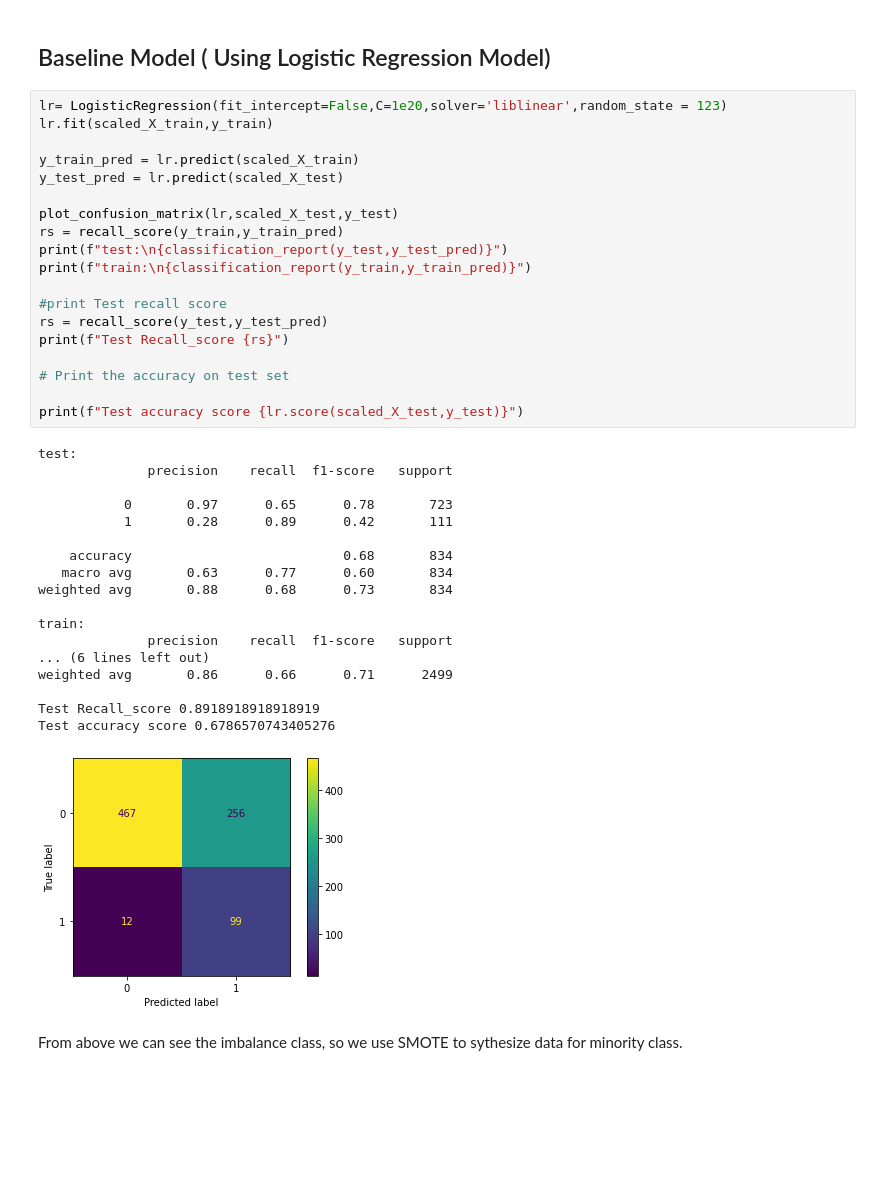
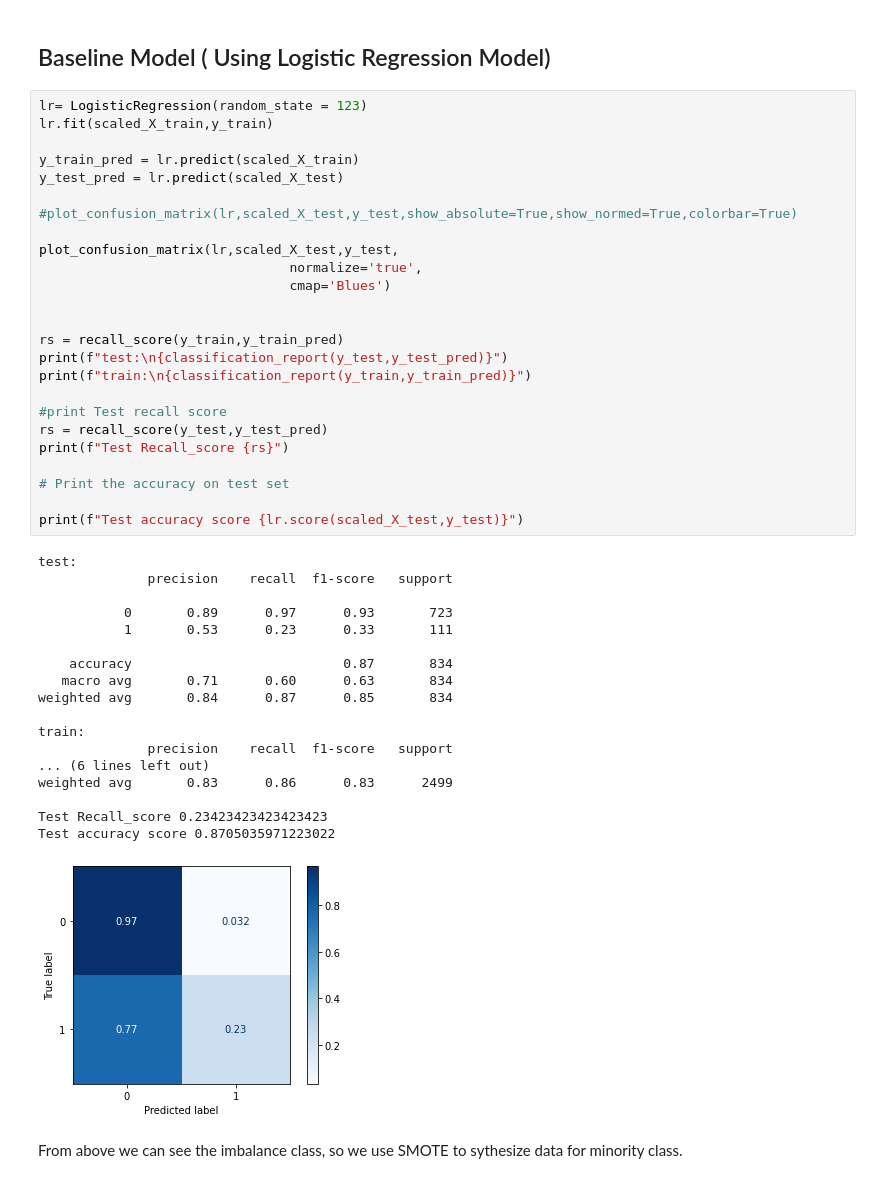
Before and after one commit to claudiatsai/SyriaTel_Customers_Report, a Jupyter notebook: student_new.ipynb, the cells around one changed output. Drawn from its saved outputs; the diff is of its cells as text; blank space fills up the shorter version.

```diff
--- a/student_new.ipynb
+++ b/student_new.ipynb
@@ -199,43 +191,49 @@ scaled_X_test = pd.DataFrame(scaled_X_test,columns=X_test.columns)
 # %% [markdown]
 ## Baseline Model ( Using Logistic Regression Model)
 # %%
-lr= LogisticRegression(fit_intercept=False,C=1e20,solver='liblinear',random_state = 123)
+lr= LogisticRegression(random_state = 123)
 lr.fit(scaled_X_train,y_train)
 
 y_train_pred = lr.predict(scaled_X_train)
 y_test_pred = lr.predict(scaled_X_test)
 
-plot_confusion_matrix(lr,scaled_X_test,y_test)
+#plot_confusion_matrix(lr,scaled_X_test,y_test,show_absolute=True,show_normed=True,colorbar=True)
+
+plot_confusion_matrix(lr,scaled_X_test,y_test,
+                                normalize='true',
+                                cmap='Blues')
+
+
 rs = recall_score(y_train,y_train_pred)
 print(f"test:\n{classification_report(y_test,y_test_pred)}")
 print(f"train:\n{classification_report(y_train,y_train_pred)}")
 
 #print Test recall score
 rs = recall_score(y_test,y_test_pred)
 print(f"Test Recall_score {rs}")
 
 # Print the accuracy on test set
 
 print(f"Test accuracy score {lr.score(scaled_X_test,y_test)}")
 # %% [output]
 test:
               precision    recall  f1-score   support
 
-           0       0.97      0.65      0.78       723
-           1       0.28      0.89      0.42       111
+           0       0.89      0.97      0.93       723
+           1       0.53      0.23      0.33       111
 
-    accuracy                           0.68       834
-   macro avg       0.63      0.77      0.60       834
-weighted avg       0.88      0.68      0.73       834
+    accuracy                           0.87       834
+   macro avg       0.71      0.60      0.63       834
+weighted avg       0.84      0.87      0.85       834
 
 train:
               precision    recall  f1-score   support
 ... (6 lines left out)
-weighted avg       0.86      0.66      0.71      2499
+weighted avg       0.83      0.86      0.83      2499
 
-Test Recall_score 0.8918918918918919
-Test accuracy score 0.6786570743405276
+Test Recall_score 0.23423423423423423
+Test accuracy score 0.8705035971223022
-[figure, old version]
+[figure, new version]
 # %% [markdown]
 From above we can see the imbalance class, so we use SMOTE to sythesize data for minority class.
 # %%
```
Also changed, not shown: parts of 24 cells of this notebook, 4 other files.
